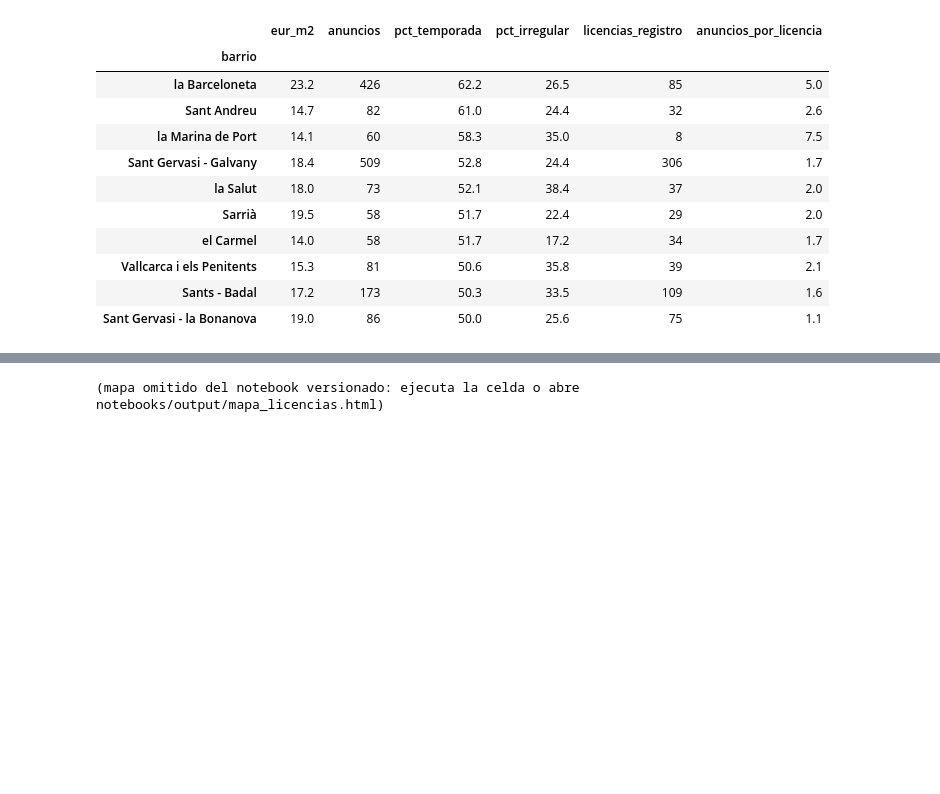
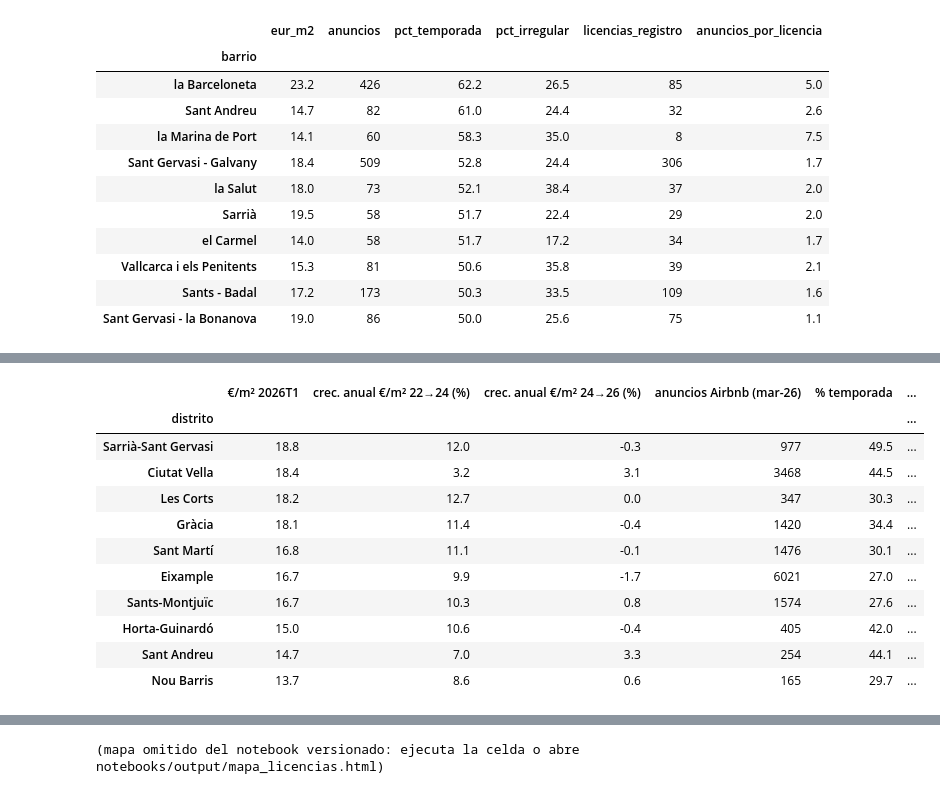
Before and after one commit to gllobet11/bcn-housing-analytics, a Jupyter notebook: notebooks/analisis_licencias.ipynb, the cells around one changed output, grey strips where cells are left out. Drawn from its saved outputs; the diff is of its cells as text; code cells hidden in the pictures; blank space fills up the shorter version.

```diff
--- a/notebooks/analisis_licencias.ipynb
+++ b/notebooks/analisis_licencias.ipynb
@@ -425,3 +507,89 @@ por_barrio.sort_values("pct_temporada", ascending=False).head(10)
+# %%
+por_distrito = q(f"""
+with l as (
+    select g.distrito_id as distrito_id, {CATEGORIA_SQL} as categoria
+    from fct_listing_license as f
+    left join dim_geography as g on f.barrio_id = g.barrio_id
+    where f.snapshot_date = '2026-03-21'
+),
+anuncios as (
+    select
+        distrito_id,
+        count() as anuncios,
+        countIf(categoria = 'Temporada (31+ noches)') / count() * 100 as pct_temporada,
+        countIf(categoria in ('HUTB inexistente', 'HUTB no registrado en BCN / otra dirección',
+                              'Corta estancia sin licencia turística')) / count() * 100
+            as pct_irregular
+    from l group by distrito_id
+),
+rent as (
+    select
+        distrito_id,
+        anyIf(rent_price_per_m2, quarter_start = '2026-01-01') as eur_m2,
+        anyIf(rent_price_per_m2, quarter_start = '2024-01-01') as eur_m2_2024,
+        anyIf(rent_price_per_m2, quarter_start = '2022-01-01') as eur_m2_2022
+    from fct_rent_district_quarter group by distrito_id
+),
+registro as (
+    select g.distrito_id as distrito_id, sum(r.expedientes) as licencias_registro
+    from fct_hut_registry_barrio as r
+    inner join dim_geography as g on r.barrio_id = g.barrio_id
+    where r.snapshot_date = '2025-12-31'
+    group by g.distrito_id
+),
+ine as (
+    select
+        distrito_id,
+        anyIf(viviendas_turisticas, periodo = '2025-11-01') as viviendas_ine,
+        anyIf(pct_viviendas_turisticas, periodo = '2025-11-01') as pct_parque_ine,
+        anyIf(viviendas_turisticas, periodo = '2020-08-01') as viviendas_ine_2020
+    from fct_tourist_dwellings_district group by distrito_id
+)
+select
+    any(g.distrito_label) as distrito,
+    any(rent.eur_m2) as eur_m2,
+    (pow(any(rent.eur_m2_2024) / any(rent.eur_m2_2022), 0.5) - 1) * 100 as crec_anual_22_24,
+    (pow(any(rent.eur_m2) / any(rent.eur_m2_2024), 0.5) - 1) * 100 as crec_anual_24_26,
+    any(a.anuncios) as anuncios_airbnb,
+    any(a.pct_temporada) as pct_temporada,
+    any(a.pct_irregular) as pct_irregular,
+    any(reg.licencias_registro) as licencias_registro,
+    any(ine.viviendas_ine) as viviendas_ine,
+    any(ine.pct_parque_ine) as pct_parque_ine,
+    (any(ine.viviendas_ine) / any(ine.viviendas_ine_2020) - 1) * 100 as var_ine_2020
+from dim_geography as g
+left join anuncios as a on g.distrito_id = a.distrito_id
+left join rent on g.distrito_id = rent.distrito_id
+left join registro as reg on g.distrito_id = reg.distrito_id
+left join ine on g.distrito_id = ine.distrito_id
+group by g.distrito_id
+""").set_index("distrito")
+por_distrito.columns = [
+    "€/m² 2026T1",
+    "crec. anual €/m² 22→24 (%)",
+    "crec. anual €/m² 24→26 (%)",
+    "anuncios Airbnb (mar-26)",
+    "% temporada",
+    "% licencia irregular",
+    "licencias registro (dic-25)",
+    "viv. turísticas INE (nov-25)",
+    "% viv. turísticas s/ parque (INE)",
+    "var. INE ago-20→nov-25 (%)",
+]
+por_distrito.sort_values("€/m² 2026T1", ascending=False)
+# %% [output]
+|  | €/m² 2026T1 | crec. anual €/m² 22→24 (%) | crec. anual €/m² 24→26 (%) | anuncios Airbnb (mar-26) | % temporada | ... |
+| distrito |  |  |  |  |  | ... |
+| Sarrià-Sant Gervasi | 18.8 | 12.0 | -0.3 | 977 | 49.5 | ... |
+| Ciutat Vella | 18.4 | 3.2 | 3.1 | 3468 | 44.5 | ... |
+| Les Corts | 18.2 | 12.7 | 0.0 | 347 | 30.3 | ... |
+| Gràcia | 18.1 | 11.4 | -0.4 | 1420 | 34.4 | ... |
+| Sant Martí | 16.8 | 11.1 | -0.1 | 1476 | 30.1 | ... |
+| Eixample | 16.7 | 9.9 | -1.7 | 6021 | 27.0 | ... |
+| Sants-Montjuïc | 16.7 | 10.3 | 0.8 | 1574 | 27.6 | ... |
+| Horta-Guinardó | 15.0 | 10.6 | -0.4 | 405 | 42.0 | ... |
+| Sant Andreu | 14.7 | 7.0 | 3.3 | 254 | 44.1 | ... |
+| Nou Barris | 13.7 | 8.6 | 0.6 | 165 | 29.7 | ... |
 # %% [markdown]
 ## 6. Mapa de anuncios (snapshot 2026-06-24)
 
```
Also changed, not shown: parts of 10 cells of this notebook, 18 other files.
